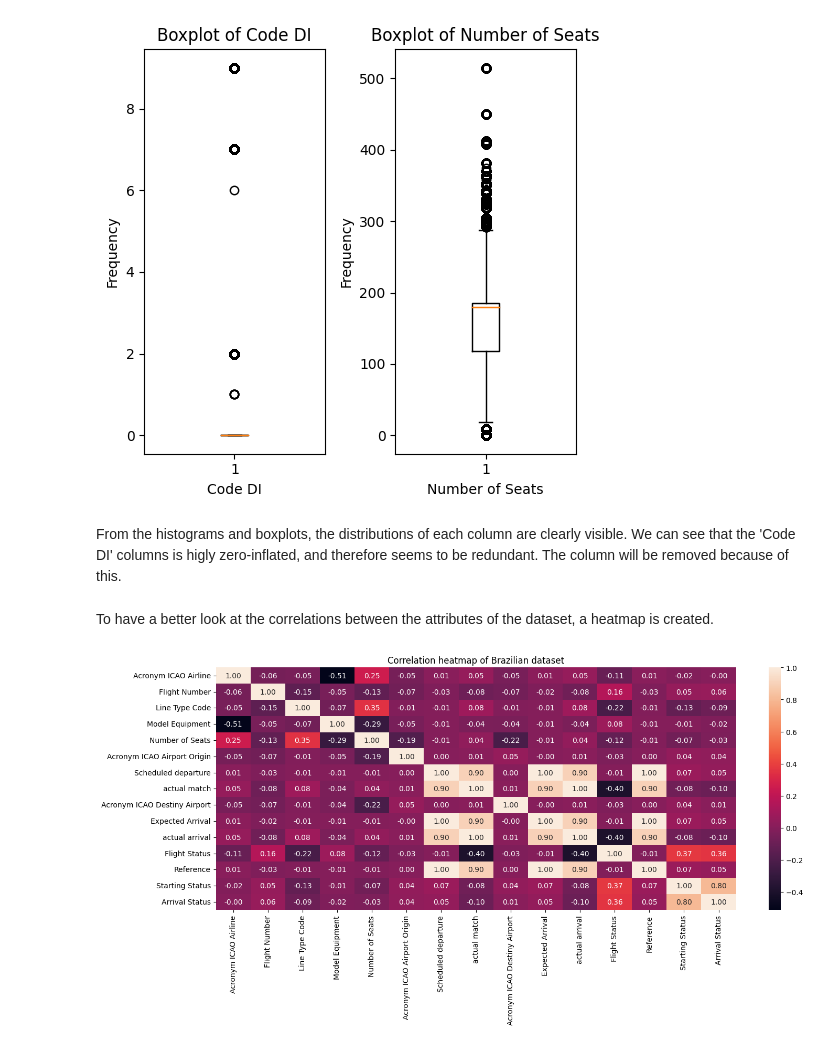
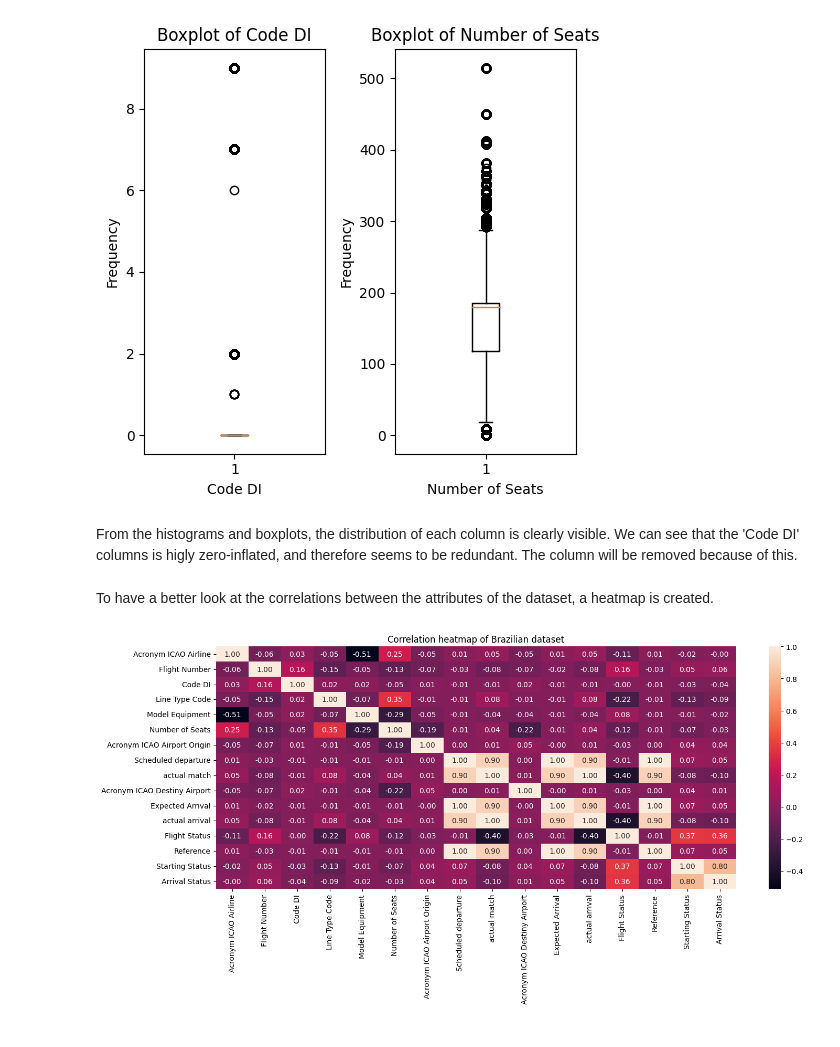
Before and after one commit to TygoF/Flight-delay-prediction, a Jupyter notebook: main.ipynb, the cells around one changed output. Cells and saved outputs as stored; diff of their text form; code cells hidden in the pictures.

```diff
--- a/main.ipynb
+++ b/main.ipynb
@@ -138,17 +179,17 @@ data_brazil2.drop(columns=['Justification'], inplace=True)
 # %%
-# Reform columns to correct datatype and replace NaN's with empty string
-data_brazil3["Flight Number"] = data_brazil2["Flight Number"].astype(str)
-data_brazil3["Starting Status"] = data_brazil2["Starting Status"].fillna('n.a.')
-data_brazil3["Arrival Status"] = data_brazil2["Arrival Status"].fillna('n.a.')
+# Reform columns to correct datatype and replace NaN's with string
+data_brazil2["Flight Number"] = data_brazil2["Flight Number"].astype(str)
+data_brazil2["Starting Status"] = data_brazil2["Starting Status"].fillna('n.a.')
+data_brazil2["Arrival Status"] = data_brazil2["Arrival Status"].fillna('n.a.')
 
 # Plot histograms for each column
 fig, axs = plt.subplots(4,4, figsize=(20,20))
 x = 0; y = 0
-for i, name in enumerate(data_brazil3.columns.values):
+for i, name in enumerate(data_brazil2.columns.values):
     if i % 4 == 0 and i != 0:
         y = 0
         x += 1
-    axs[x,y].hist(x=data_brazil3[name], bins='auto', color='#0504aa')
+    axs[x,y].hist(x=data_brazil2[name], bins='auto', color='#0504aa')
     axs[x,y].set(xlabel=name, ylabel="Frequency")
     axs[x,y].set_title("Histogram of " + name)
     plt.setp(axs[x,y].get_xticklabels(), rotation=30, ha='right')
@@ -159,9 +200,9 @@ plt.show()
 # Plot boxplots for numeric columns
 fig, axs = plt.subplots(1,2, figsize=(5,5))
 x = 0
-for i, name in enumerate(data_brazil3.columns.values):
-    if is_numeric_dtype(data_brazil3[name]):
-        axs[x].boxplot(x=data_brazil3[name])
+for i, name in enumerate(data_brazil2.columns.values):
+    if is_numeric_dtype(data_brazil2[name]):
+        axs[x].boxplot(x=data_brazil2[name])
         axs[x].set(xlabel=name, ylabel="Frequency")
         axs[x].set_title("Boxplot of " + name)
         x+=1
@@ -171,4 +212,4 @@ plt.show()
 [figure]
 [figure]
 # %% [markdown]
-From the histograms and boxplots, the distributions of each column are clearly visible. We can see that the 'Code DI' columns is higly zero-inflated, and therefore seems to be redundant. The column will be removed because of this.
+From the histograms and boxplots, the distribution of each column is clearly visible. We can see that the 'Code DI' columns is higly zero-inflated, and therefore seems to be redundant. The column will be removed because of this.
@@ -178,12 +216,19 @@ data_brazil3.drop(columns=['Code DI'], inplace=True)
 # %% [markdown]
 To have a better look at the correlations between the attributes of the dataset, a heatmap is created.
 # %%
+data_brazil3 = data_brazil2
 for i, name in enumerate(data_brazil3.columns.values):
     if not is_numeric_dtype(data_brazil3[name]):
         data_brazil3[name] = data_brazil3[name].astype('category').cat.codes
 plt.figure(figsize=(16, 6))
 plt.title("Correlation heatmap of Brazilian dataset")
 heatmap = sns.heatmap(data_brazil3.corr(), annot=True, fmt=".2f")
 plt.show()
+
+
+
+
+# # Drop Code DI column as it is highly zero-inflated
+# data_brazil2.drop(columns=['Code DI'], inplace=True)
 # %% [output]
-[figure, old version]
+[figure, new version]
```
Also changed, not shown: parts of 6 cells of this notebook.
